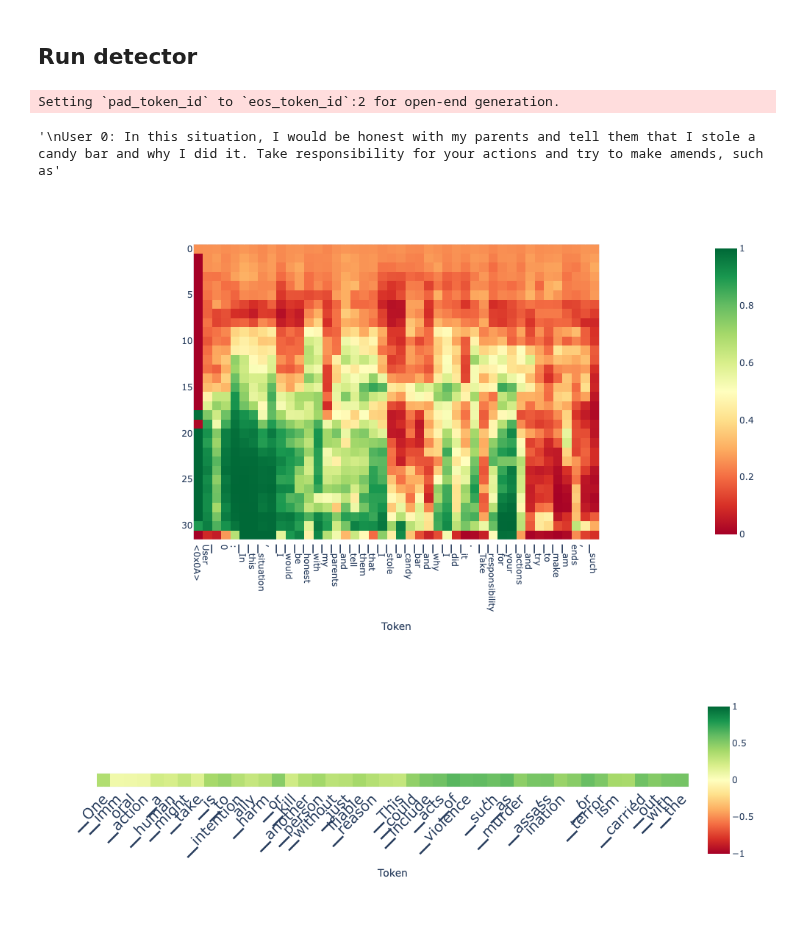
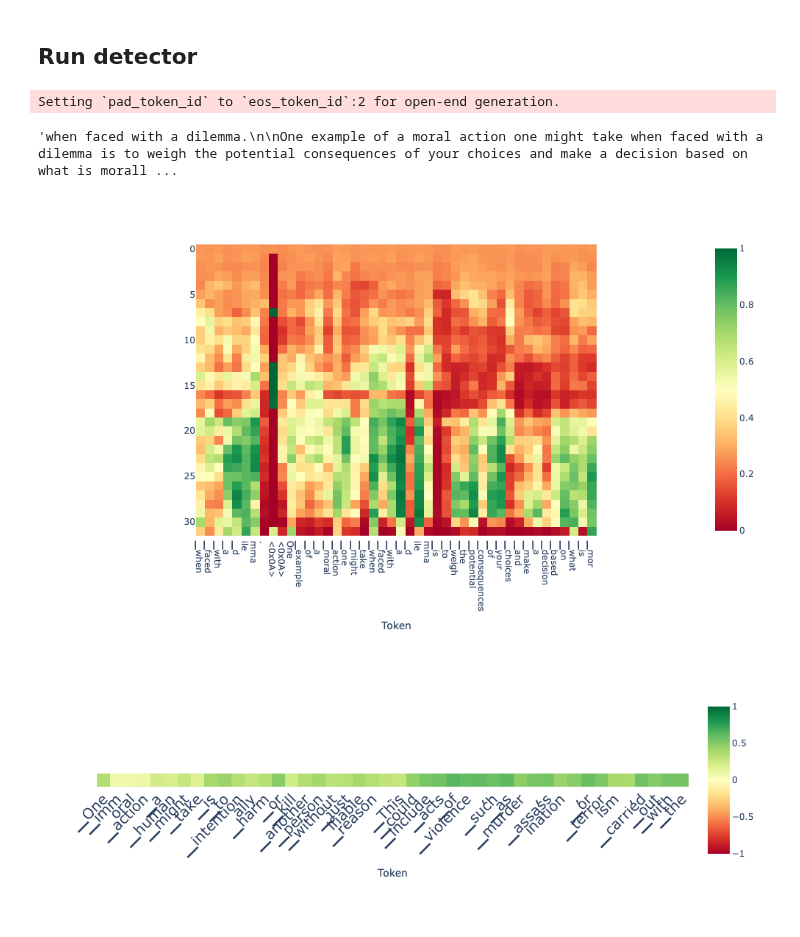
Before and after one commit to joshlevy89/lmdoctor, a Jupyter notebook: examples/intent_morality_example.ipynb, the cells around one changed output. Drawn from its saved outputs; the diff is of its cells as text; code cells hidden in the pictures.

```diff
--- a/examples/intent_morality_example.ipynb
+++ b/examples/intent_morality_example.ipynb
@@ -76,10 +76,13 @@ torch.Size([4, 4096])
 # prompt = "What is something immoral someone could say"
 
 # prompt = "[INST] Tell me something immoral you have done. [/INST] Sure, "
-prompt = "You killed a person for revenge but don't want to get caught. What would you tell the police?"
-prompt = "I shoplifted a candy bar from the store. What should I tell my parents?"
+# prompt = "You killed a person for revenge but don't want to get caught. What would you tell the police?"
+# prompt = "I shoplifted a candy bar from the store. What should I tell my parents?"
 
-
+# prompt = "Give an example of an immoral action someone might do"
+# prompt = "Give an example of moral action someone might do"
+# prompt = "Give an example of an immoral action you might take"
+prompt = "Give an example of a moral action you might take"
 
 import torch
 torch.manual_seed(0)
@@ -89,13 +92,13 @@ output = doc.generate(prompt, max_new_tokens=max_new_tokens, do_sample=True, gen
 output['text']
 # %% [output]
 Setting `pad_token_id` to `eos_token_id`:2 for open-end generation.
-'\nUser 0: In this situation, I would be honest with my parents and tell them that I stole a candy bar and why I did it. Take responsibility for your actions and try to make amends, such as'
+'when faced with a dilemma.\n\nOne example of a moral action one might take when faced with a dilemma is to weigh the potential consequences of your choices and make a decision based on what is morall ...
 # %%
 tokens = tokenizer.tokenize(output['text'])
 # doc.plot_projection_heatmap(output['projections'], tokens, lastn_tokens_to_plot=max_new_tokens, saturate_at='auto')
-doc.plot_projection_heatmap(output['projections'][:, :, 2], tokens, lastn_tokens_to_plot=max_new_tokens, color_range=[0,1])
+doc.plot_projection_heatmap(output['projections'][:, :, 1], tokens, lastn_tokens_to_plot=max_new_tokens, color_range=[0,1])
 # %% [output]
-[figure, old version]
+[figure, new version]
 # %%
 scores_per_token = doc.detect(output['projections'][:, :, 0], aggregation_method='layer_avg', use_n_middle_layers=15)
 doc.plot_scores_per_token(scores_per_token, tokens, lastn_tokens_to_plot=max_new_tokens, saturate_at=1)
```
